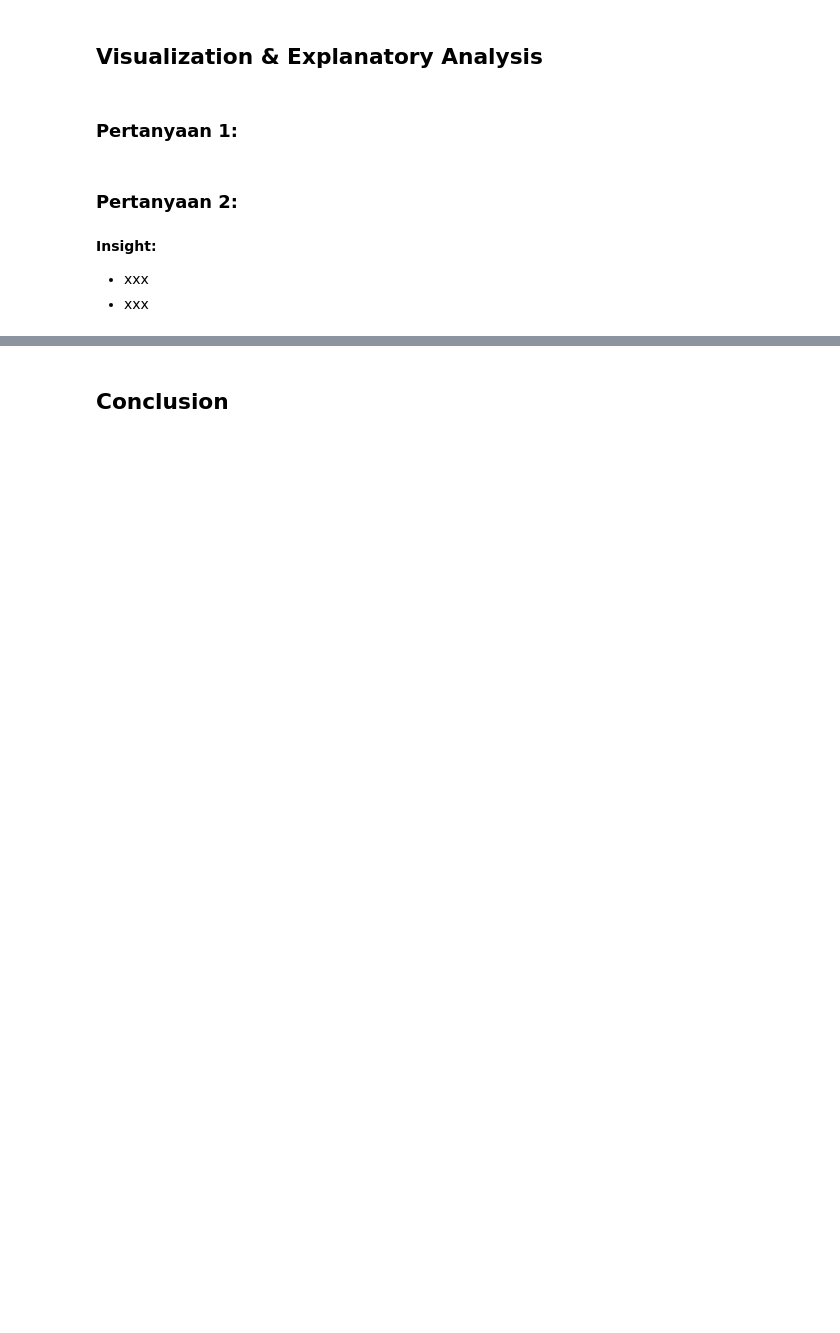
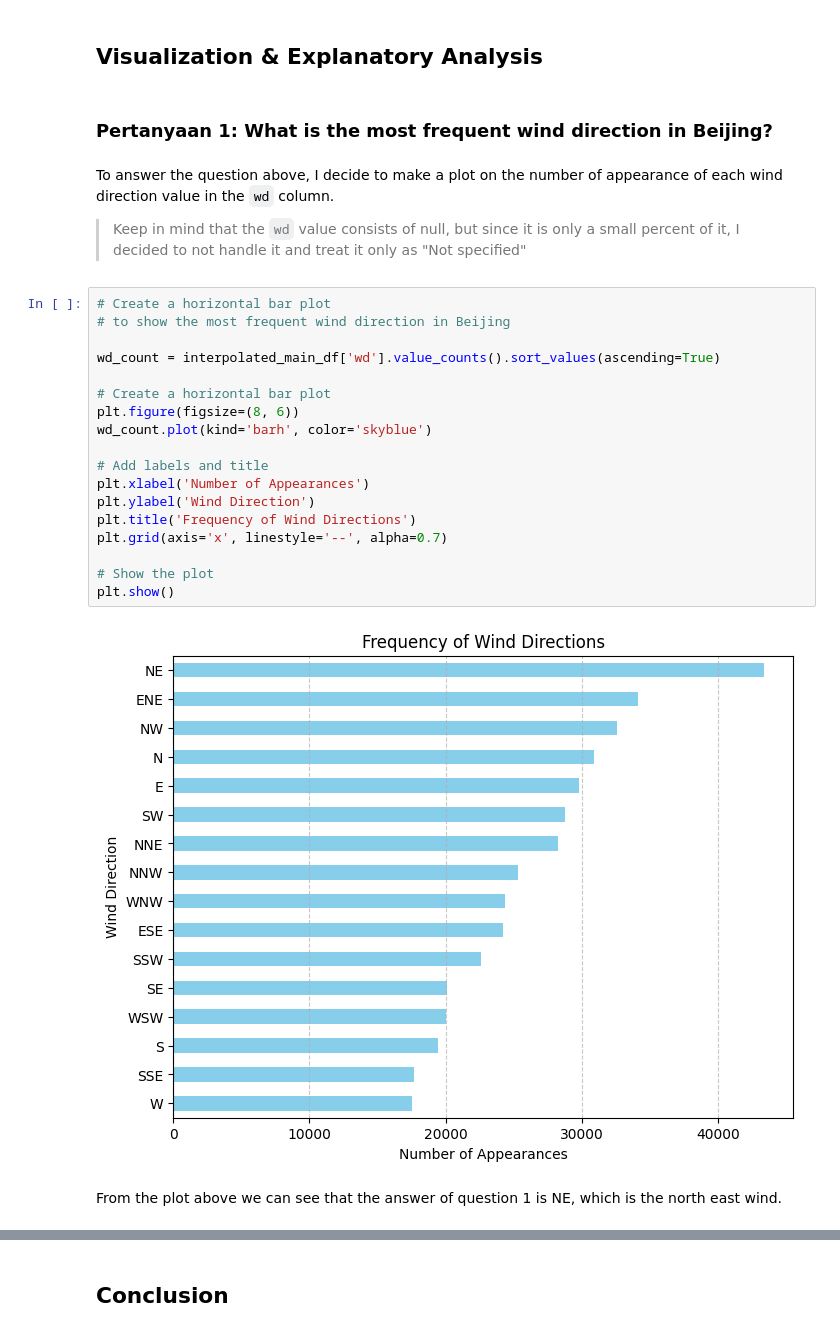
Before and after one commit to efrado-s/dicoding-air-quality-data-analysis, a Jupyter notebook: notebook.ipynb, the cells around one changed output, grey strips where cells are left out. Cells and saved outputs as stored; diff of their text form; blank space fills up the shorter version.

```diff
--- a/notebook.ipynb
+++ b/notebook.ipynb
@@ -487,10 +512,30 @@ Now that I've done the cleaning data, I'll be starting the EDA to answer the que
 # %% [markdown]
 ## Visualization & Explanatory Analysis
-# %% [markdown]
-### Pertanyaan 1:
-# %% [markdown]
-### Pertanyaan 2:
-# %% [markdown]
-**Insight:**
-- xxx
-- xxx
+# %% [markdown]
+### Pertanyaan 1: What is the most frequent wind direction in Beijing?
+# %% [markdown]
+To answer the question above, I decide to make a plot on the number of appearance of each wind direction value in the `wd` column.
+
+> Keep in mind that the `wd` value consists of null, but since it is only a small percent of it, I decided to not handle it and treat it only as "Not specified"
+# %%
+# Create a horizontal bar plot
+# to show the most frequent wind direction in Beijing
+
+wd_count = interpolated_main_df['wd'].value_counts().sort_values(ascending=True)
+
+# Create a horizontal bar plot
+plt.figure(figsize=(8, 6))
+wd_count.plot(kind='barh', color='skyblue')
+
+# Add labels and title
+plt.xlabel('Number of Appearances')
+plt.ylabel('Wind Direction')
+plt.title('Frequency of Wind Directions')
+plt.grid(axis='x', linestyle='--', alpha=0.7)
+
+# Show the plot
+plt.show()
+# %% [output]
+[figure, added]
+# %% [markdown]
+From the plot above we can see that the answer of question 1 is NE, which is the north east wind.
```
Also changed, not shown: parts of 21 cells of this notebook.
